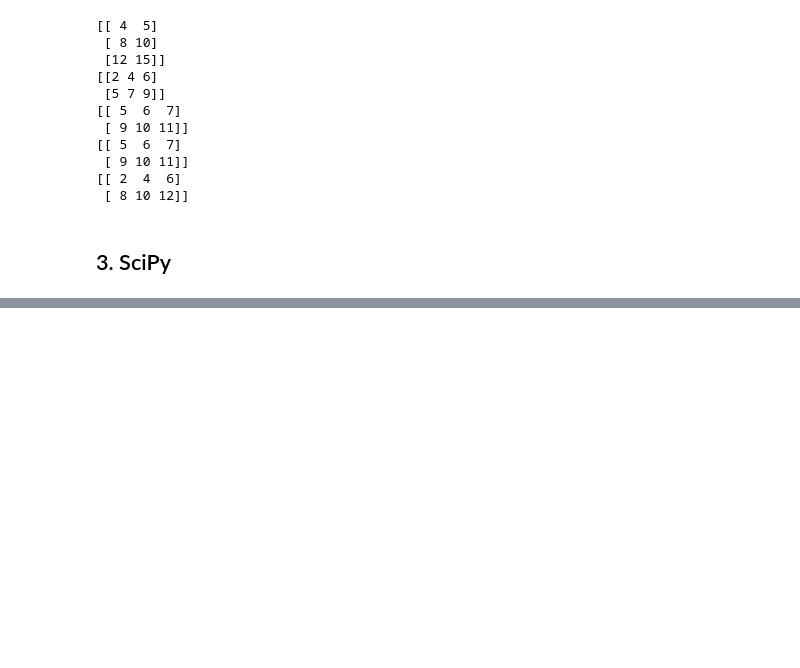
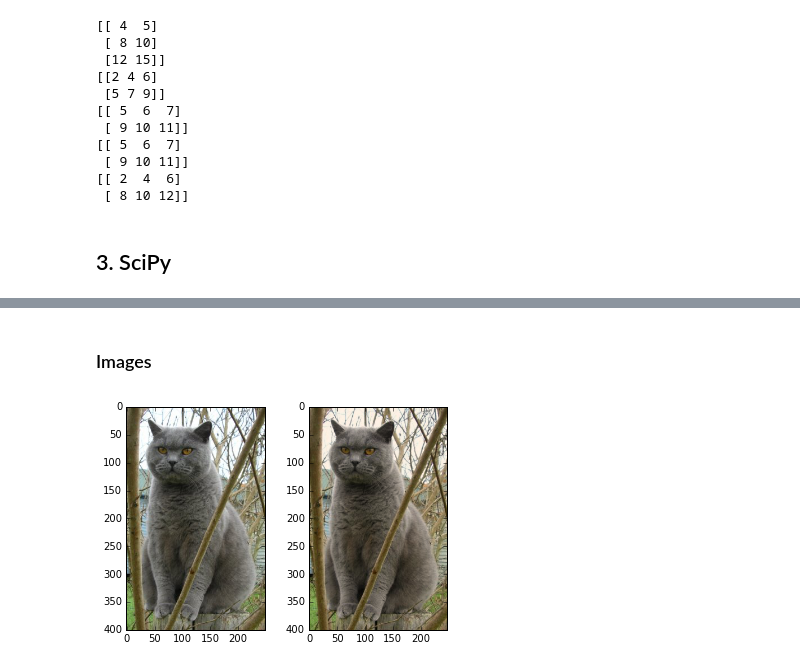
Before and after one commit to salmanmaq/CS231n, a Jupyter notebook: Python Numpy Tutorial.ipynb, the cells around one changed output, grey strips where cells are left out. Saved outputs shown, nothing was run; the diff lists cells and outputs as text; code cells hidden in the pictures; blank space fills up the shorter version.

```diff
--- a/Python Numpy Tutorial.ipynb
+++ b/Python Numpy Tutorial.ipynb
@@ -644,0 +721,11 @@ print x * 2
+# %% [markdown]
+### Images
+# %%
+plt.subplot(1, 2, 1)
+plt.imshow(img)
+
+plt.subplot(1, 2, 2)
+plt.imshow(np.uint8(img_tinted)) #Not typecasting to uint8 can present weird results in imshow
+plt.show()
+# %% [output]
+[figure, added]
```
Also changed, not shown: parts of 12 cells of this notebook, 2 other files.
